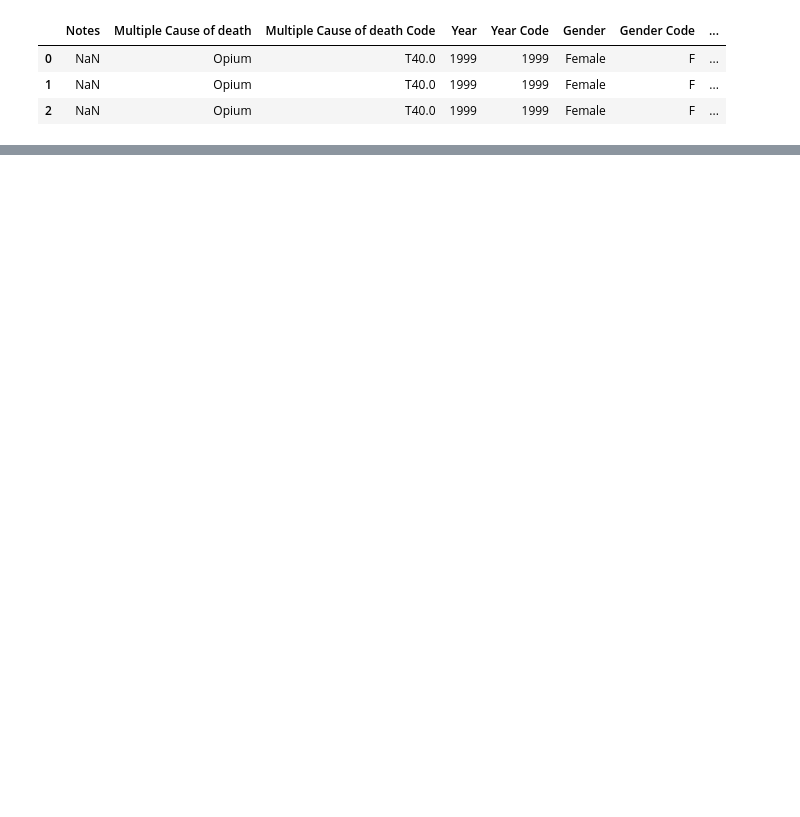
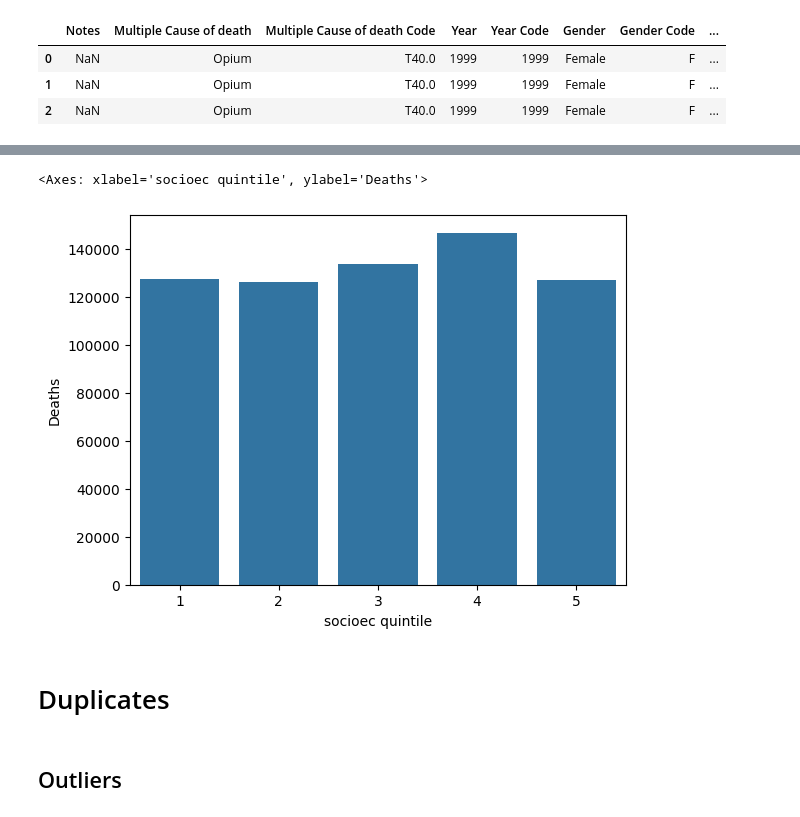
Before and after one commit to jmsarabia/fentanyl_eda, a Jupyter notebook: EDA.ipynb, the cells around one changed output, grey strips where cells are left out. Cells and saved outputs as stored; diff of their text form; code cells hidden in the pictures; blank space fills up the shorter version.

```diff
--- a/EDA.ipynb
+++ b/EDA.ipynb
@@ -44,0 +60,10 @@ Name: Deaths, dtype: float64
+# %%
+sns.barplot(data=base.groupby(["socioec quintile"])["Deaths"].sum().reset_index(),
+            x="socioec quintile", y="Deaths")
+# %% [output]
+<Axes: xlabel='socioec quintile', ylabel='Deaths'>
+[figure, added]
+# %% [markdown]
+# Duplicates
+# %% [markdown]
+## Outliers
```
Also changed, not shown: parts of 9 cells of this notebook.
